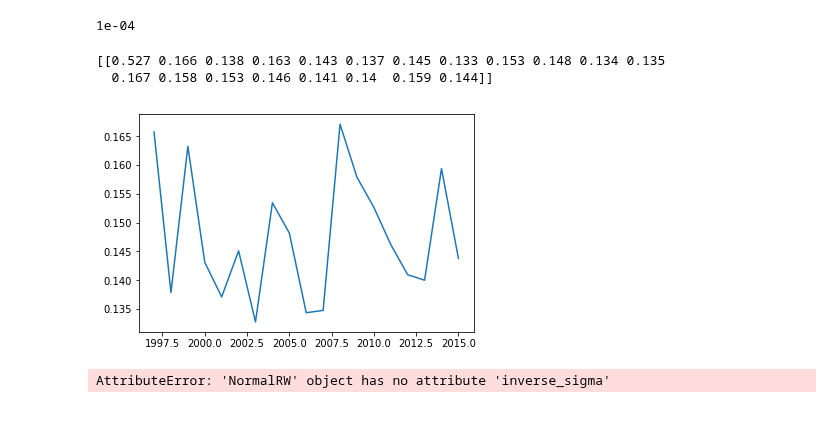
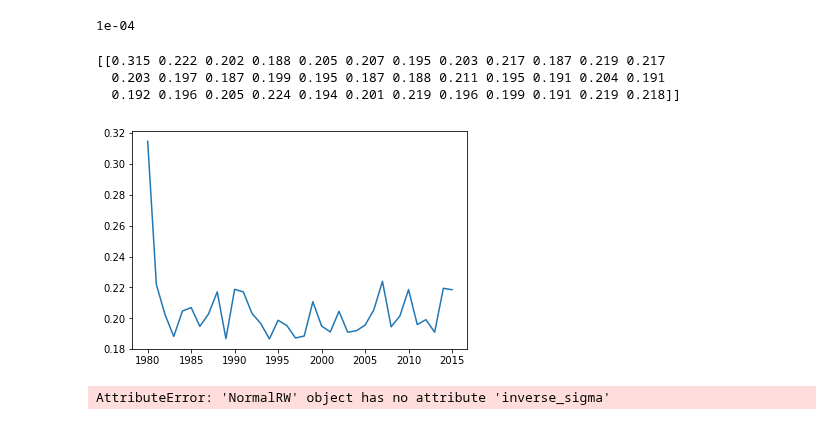
Before and after one commit to npetrenko/real_nvp, a Jupyter notebook: bern-lstmbl.ipynb, the cells around one changed output. Cells and saved outputs as stored; diff of their text form; code cells hidden in the pictures.

```diff
--- a/bern-lstmbl.ipynb
+++ b/bern-lstmbl.ipynb
@@ -16,7 +16,7 @@ WARNING:tensorflow:From /usr/lib/python3.6/site-packages/tensorflow/contrib/lear
 Instructions for updating:
 Use the retry module or similar alternatives.
 # %%
-data = pd.read_csv('./data/test_rus_data.csv').values.astype(floatX).T[np.newaxis][:,1:]/100
+data = pd.read_csv('./data/test_aus_data.csv').values.astype(floatX).T[np.newaxis][:,1:]/100
 # %%
 data = data[:,1:] - data[:,:-1]
 # %%
@@ -301,7 +301,7 @@ sess = tf.InteractiveSession()
 # %%
 # !rm -R /tmp/tfdbg
 !mkdir /tmp/tfdbg
-writer = tf.summary.FileWriter('/tmp/tfdbg/bern_better_baseline_uninf_regr_prior')
+writer = tf.summary.FileWriter('/tmp/tfdbg/aus_data_bern')
 # %% [output]
 mkdir: cannot create directory ‘/tmp/tfdbg’: File exists
 # %%
@@ -409,14 +394,15 @@ for _ in range(20000):
 ss = np.array(ss)
 print(ss.mean(axis=0))
 # %% [output]
-[[0.527 0.166 0.138 0.163 0.143 0.137 0.145 0.133 0.153 0.148 0.134 0.135
-  0.167 0.158 0.153 0.146 0.141 0.14  0.159 0.144]]
+[[0.315 0.222 0.202 0.188 0.205 0.207 0.195 0.203 0.217 0.187 0.219 0.217
+  0.203 0.197 0.187 0.199 0.195 0.187 0.188 0.211 0.195 0.191 0.204 0.191
+  0.192 0.196 0.205 0.224 0.194 0.201 0.219 0.196 0.199 0.191 0.219 0.218]]
 # %%
-x = range(2016-data.shape[1]+1,2016)
-plt.plot(x, ss.mean(axis=0)[0][1:])
+x = range(2016-data.shape[1],2016)
+plt.plot(x, ss.mean(axis=0)[0][:])
 plt.show()
 # %% [output]
-[figure, old version]
+[figure, new version]
 # %%
 ss = []
 aa = []
```
Also changed, not shown: parts of 11 cells of this notebook, 1 other file.
